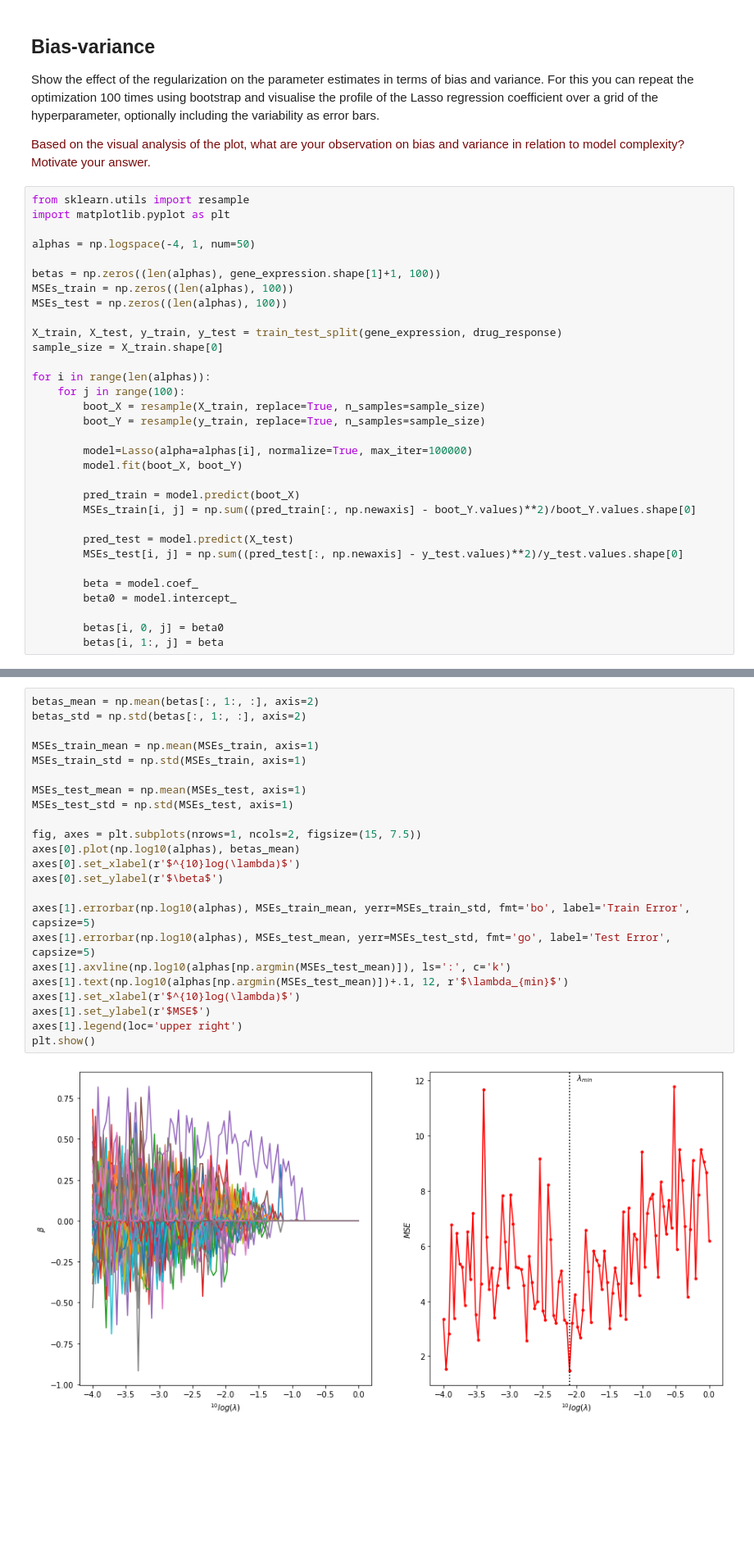
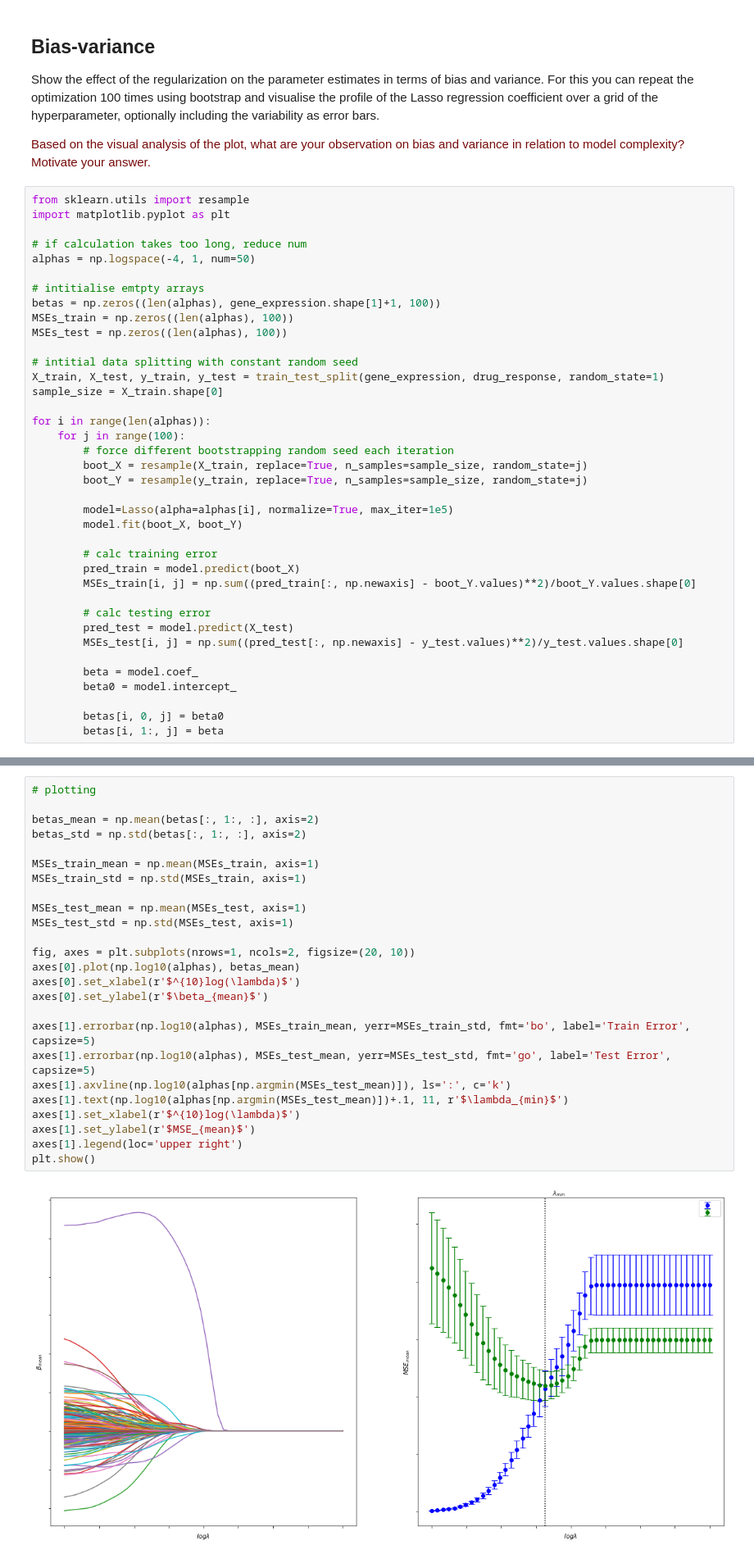
Before and after one commit to tdewaard/8dm40-machine-learning, a Jupyter notebook: practicals/week_3.ipynb, the cells around one changed output, grey strips where cells are left out. Shown: that part at 82% size. Drawn from its saved outputs; the diff is of its cells as text; blank space fills up the shorter version.

```diff
--- a/practicals/week_3.ipynb
+++ b/practicals/week_3.ipynb
@@ -376,26 +376,32 @@ Show the effect of the regularization on the parameter estimates in terms of bia
 from sklearn.utils import resample
 import matplotlib.pyplot as plt
 
+# if calculation takes too long, reduce num
 alphas = np.logspace(-4, 1, num=50)
 
+# intitialise emtpty arrays
 betas = np.zeros((len(alphas), gene_expression.shape[1]+1, 100))
 MSEs_train = np.zeros((len(alphas), 100))
 MSEs_test = np.zeros((len(alphas), 100))
 
-X_train, X_test, y_train, y_test = train_test_split(gene_expression, drug_response)
+# intitial data splitting with constant random seed
+X_train, X_test, y_train, y_test = train_test_split(gene_expression, drug_response, random_state=1)
 sample_size = X_train.shape[0]
 
 for i in range(len(alphas)):
     for j in range(100):
-        boot_X = resample(X_train, replace=True, n_samples=sample_size)
-        boot_Y = resample(y_train, replace=True, n_samples=sample_size)
+        # force different bootstrapping random seed each iteration
+        boot_X = resample(X_train, replace=True, n_samples=sample_size, random_state=j)
+        boot_Y = resample(y_train, replace=True, n_samples=sample_size, random_state=j)
 
-        model=Lasso(alpha=alphas[i], normalize=True, max_iter=100000)
+        model=Lasso(alpha=alphas[i], normalize=True, max_iter=1e5)
         model.fit(boot_X, boot_Y)
 
+        # calc training error
         pred_train = model.predict(boot_X)
         MSEs_train[i, j] = np.sum((pred_train[:, np.newaxis] - boot_Y.values)**2)/boot_Y.values.shape[0]
 
+        # calc testing error
         pred_test = model.predict(X_test)
         MSEs_test[i, j] = np.sum((pred_test[:, np.newaxis] - y_test.values)**2)/y_test.values.shape[0]
 
@@ -407,25 +420,27 @@ for i in range(len(alphas)):
 # %%
+# plotting
+
 betas_mean = np.mean(betas[:, 1:, :], axis=2)
 betas_std = np.std(betas[:, 1:, :], axis=2)
 
 MSEs_train_mean = np.mean(MSEs_train, axis=1)
 MSEs_train_std = np.std(MSEs_train, axis=1)
 
 MSEs_test_mean = np.mean(MSEs_test, axis=1)
 MSEs_test_std = np.std(MSEs_test, axis=1)
 
-fig, axes = plt.subplots(nrows=1, ncols=2, figsize=(15, 7.5))
+fig, axes = plt.subplots(nrows=1, ncols=2, figsize=(20, 10))
 axes[0].plot(np.log10(alphas), betas_mean)
 axes[0].set_xlabel(r'$^{10}log(\lambda)$')
-axes[0].set_ylabel(r'$\beta$')
+axes[0].set_ylabel(r'$\beta_{mean}$')
 
 axes[1].errorbar(np.log10(alphas), MSEs_train_mean, yerr=MSEs_train_std, fmt='bo', label='Train Error', capsize=5)
 axes[1].errorbar(np.log10(alphas), MSEs_test_mean, yerr=MSEs_test_std, fmt='go', label='Test Error', capsize=5)
 axes[1].axvline(np.log10(alphas[np.argmin(MSEs_test_mean)]), ls=':', c='k')
-axes[1].text(np.log10(alphas[np.argmin(MSEs_test_mean)])+.1, 12, r'$\lambda_{min}$')
+axes[1].text(np.log10(alphas[np.argmin(MSEs_test_mean)])+.1, 11, r'$\lambda_{min}$')
 axes[1].set_xlabel(r'$^{10}log(\lambda)$')
-axes[1].set_ylabel(r'$MSE$')
+axes[1].set_ylabel(r'$MSE_{mean}$')
 axes[1].legend(loc='upper right')
 plt.show()
 # %% [output]
-[figure, old version]
+[figure, new version]
```
Also changed, not shown: parts of 4 cells of this notebook.
